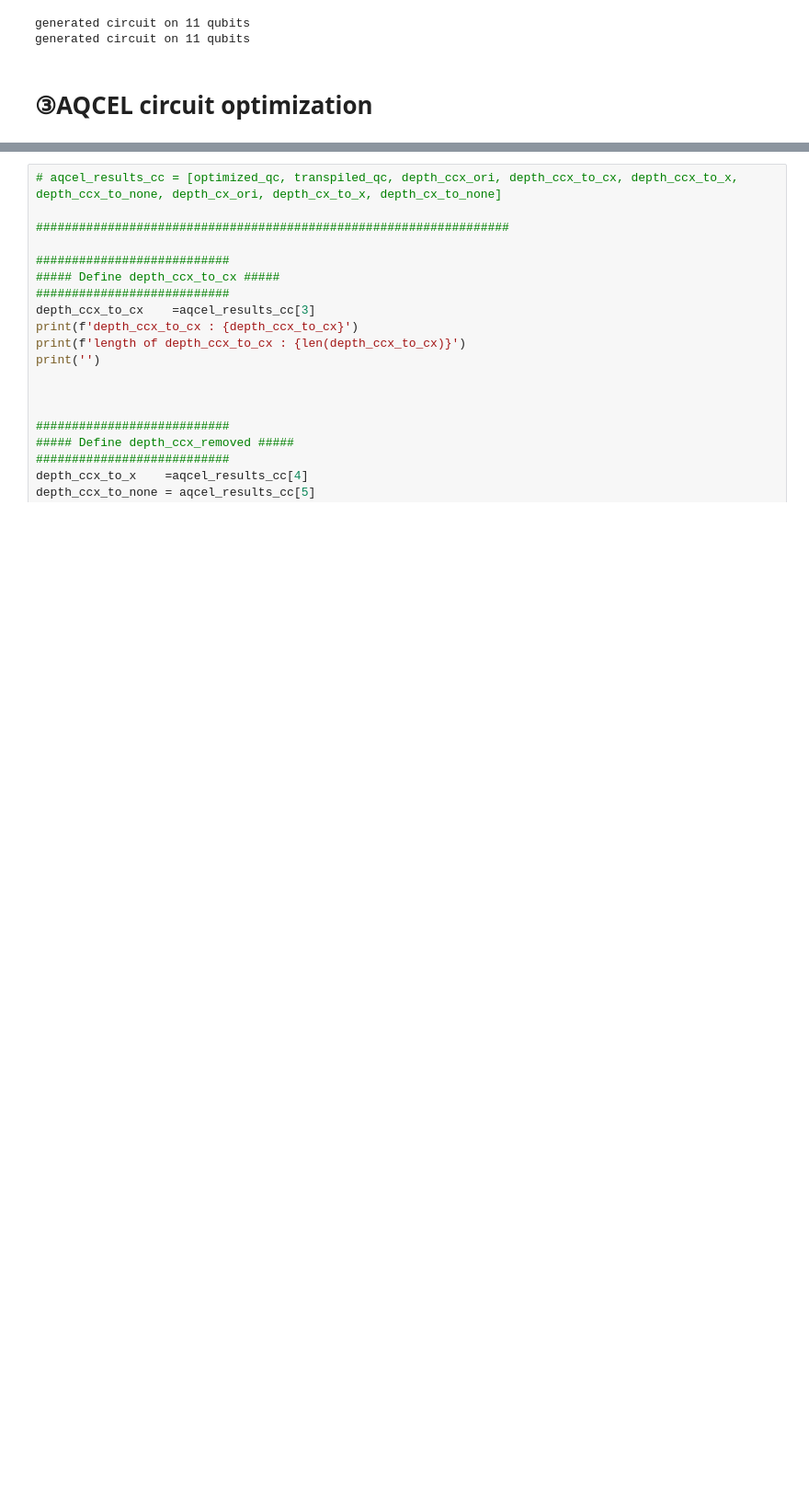
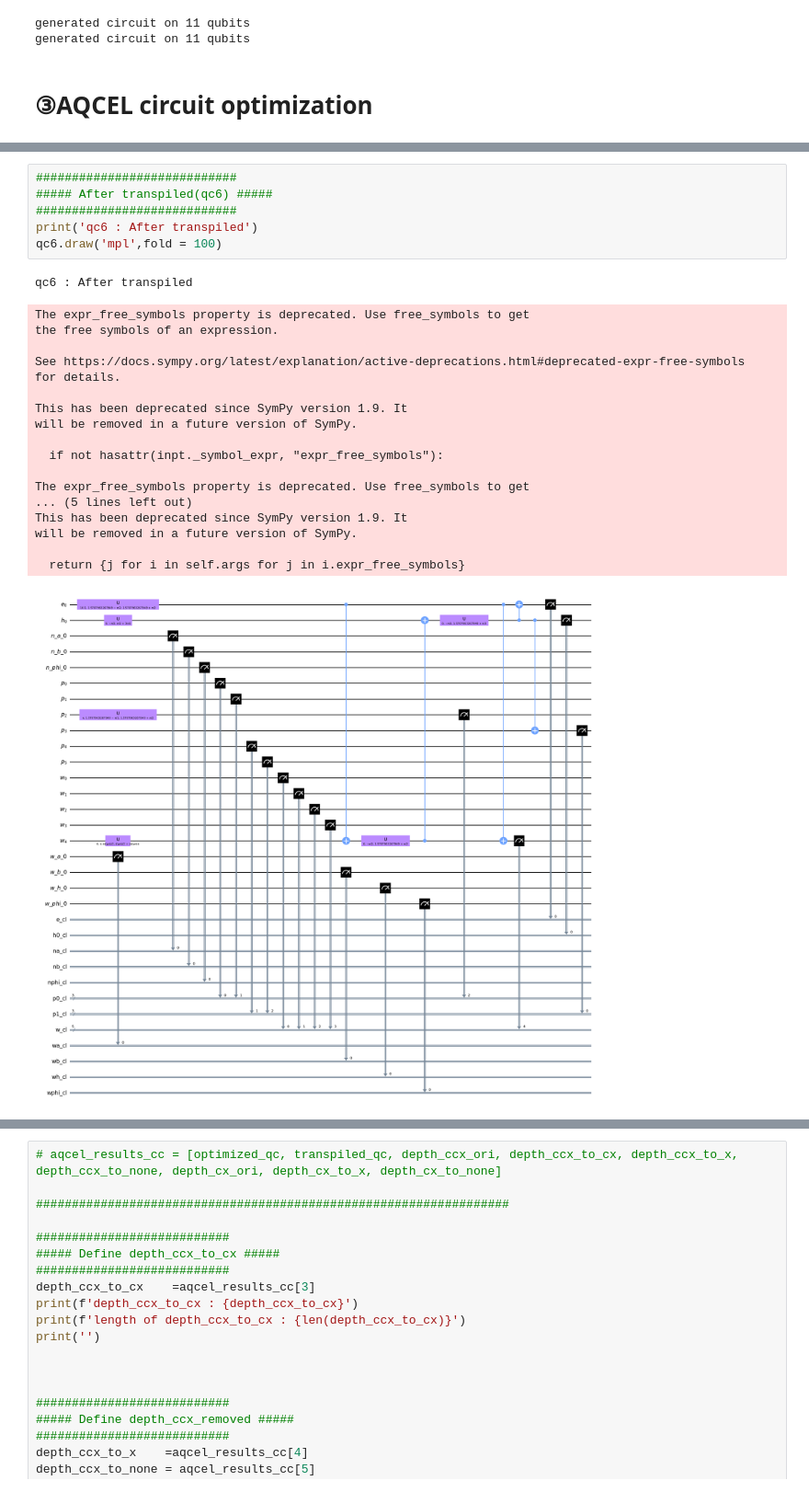
Before and after one commit to LBNL-HEP-QIS/QuantumPartonShower, a Jupyter notebook: qiskit_code/PS_LBNL_not_decomposed_1step.ipynb, the cells around one changed output, grey strips where cells are left out. Shown at 92% size. Cells and saved outputs as stored; diff of their text form; blank space fills up the shorter version.

```diff
--- a/qiskit_code/PS_LBNL_not_decomposed_1step.ipynb
+++ b/qiskit_code/PS_LBNL_not_decomposed_1step.ipynb
@@ -139,3 +257,29 @@ After AQCEL
+# %%
+############################
+##### After transpiled(qc6) #####
+############################
+print('qc6 : After transpiled')
+qc6.draw('mpl',fold = 100)
+# %% [output]
+qc6 : After transpiled
+The expr_free_symbols property is deprecated. Use free_symbols to get
+the free symbols of an expression.
+
+See https://docs.sympy.org/latest/explanation/active-deprecations.html#deprecated-expr-free-symbols
+for details.
+
+This has been deprecated since SymPy version 1.9. It
+will be removed in a future version of SymPy.
+
+  if not hasattr(inpt._symbol_expr, "expr_free_symbols"):
+
+The expr_free_symbols property is deprecated. Use free_symbols to get
+... (5 lines left out)
+This has been deprecated since SymPy version 1.9. It
+will be removed in a future version of SymPy.
+
+  return {j for i in self.args for j in i.expr_free_symbols}
+[figure, added]
 # %%
 # かかる時間を測定開始
 start_time = time.time()
```
Also changed, not shown: parts of 15 cells of this notebook.
